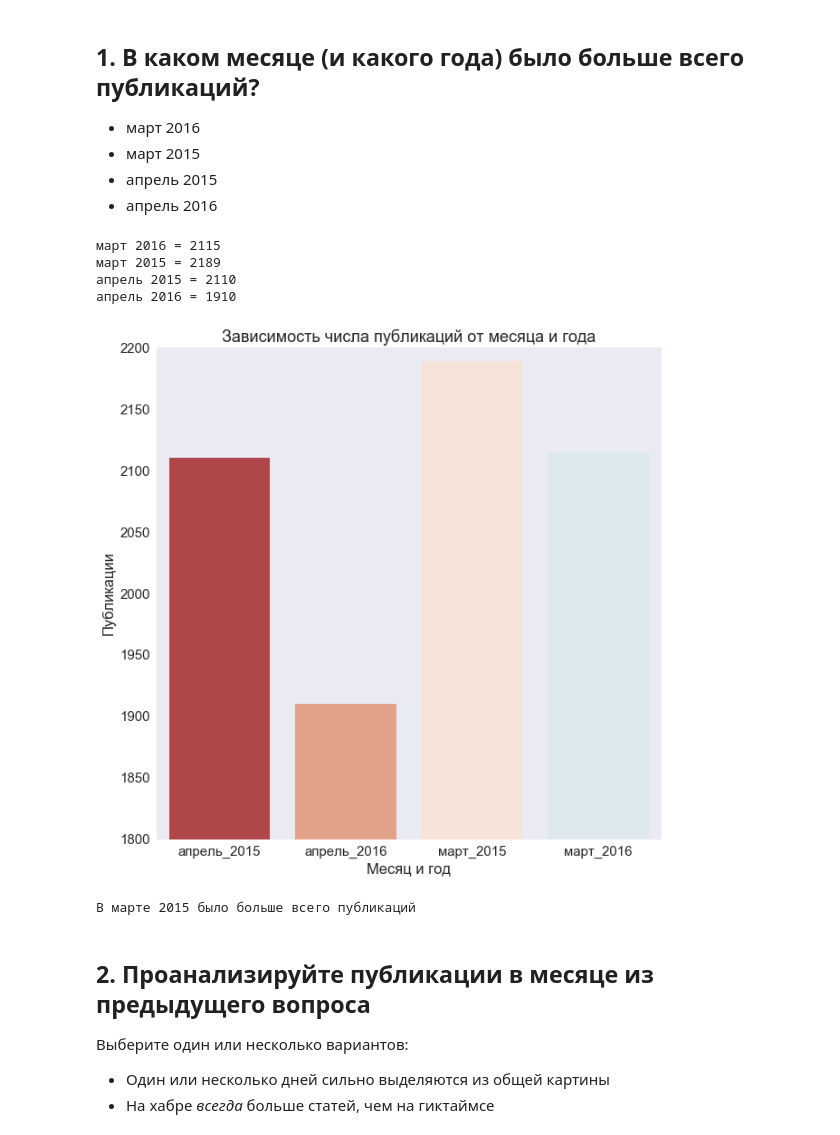
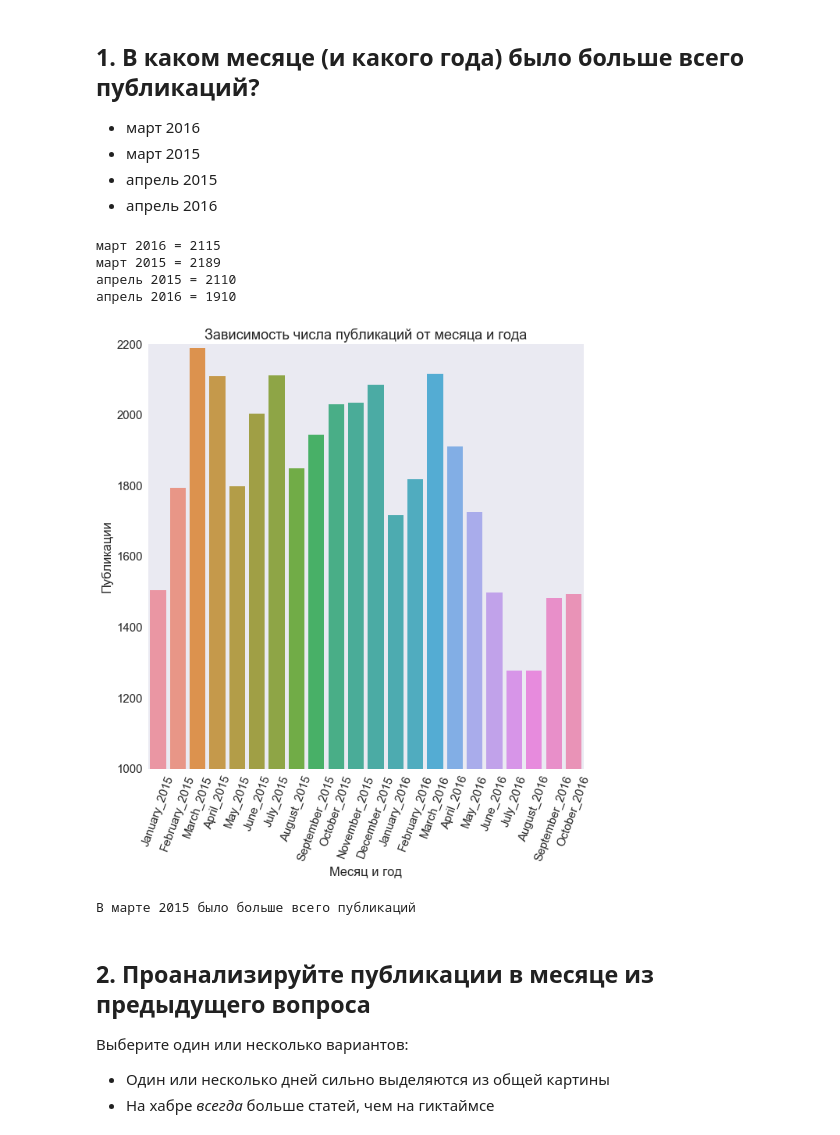
Before and after one commit to IlyaChr/ods2018, a Jupyter notebook: 02/assignment02_habr_visual_analysis.ipynb, the cells around one changed output. Cells and saved outputs as stored; diff of their text form; code cells hidden in the pictures.

```diff
--- a/02/assignment02_habr_visual_analysis.ipynb
+++ b/02/assignment02_habr_visual_analysis.ipynb
@@ -137,6 +138,7 @@ print('апрель 2015 = ' + str(len(resulThree.index)))
 print('апрель 2016 = ' + str(len(resultFour.index)))
 
 
+'''
 def fun (row):
     if ((row.year == 2016) & (row.month == 3)):
         return 'март_2016'
@@ -153,38 +155,70 @@ def fun (row):
 newtempset = df
 
 newtempset['counter'] = 1
 
 newtempset['month_status'] = newtempset.apply( fun , axis = 1)
 
 
 newtempset = newtempset[ newtempset.month_status != '']
 
 
 newtempset = newtempset.groupby('month_status').counter.count().reset_index()
+'''
 
+
+
+newdata = df[ (df.year == 2015) | (df.year == 2016) ]
+
+
+newdata['counter'] = 1
+
+
+testtemp = newdata.groupby(['month','year']).counter.count().reset_index().sort_values(by=['year','month'], ascending=True)
+
+
+convert = {
+    1: 'January' ,
+    2: 'February' ,
+    3: 'March',
+    4: 'April' ,
+    5: 'May' ,
+    6: 'June',
+    7: 'July' ,
+    8: 'August',
+    9: 'September',
+    10: 'October' ,
+    11: 'November' ,
+    12: 'December'
+}
+
+
+testtemp['year_month'] = [ convert[i] + '_' for i in testtemp.month]
+
+testtemp['year_month'] += [ str(i) for i in testtemp.year]
 
 
 plt.subplots(figsize=(10,10))
 
-plt.axis([0,10,1800,2200])
+plt.axis([0,100,1000,2200])
 
+plt.xticks(rotation=70)
 
-ax = sns.barplot(data=newtempset,
-              x='month_status',
+ax = sns.barplot(data=testtemp,
+              x='year_month',
               y='counter',
                 )
 
-ax.set(xticks=range(len(newtempset.month_status)),xlabel='Месяц и год',ylabel='Публикации', title = 'Зависимость числа публикаций от месяца и года')
+ax.set(xticks=range(len(testtemp.year_month)),xlabel='Месяц и год',ylabel='Публикации', title = 'Зависимость числа публикаций от месяца и года')
 
 plt.show()
 
 print('В марте 2015 было больше всего публикаций')
 # %% [output]
 март 2016 = 2115
 март 2015 = 2189
 апрель 2015 = 2110
 апрель 2016 = 1910
-[figure, old version]
+[figure, new version]
 В марте 2015 было больше всего публикаций
 # %% [markdown]
 ## 2\. Проанализируйте публикации в месяце из предыдущего вопроса
```
Also changed, not shown: parts of 5 cells of this notebook.
